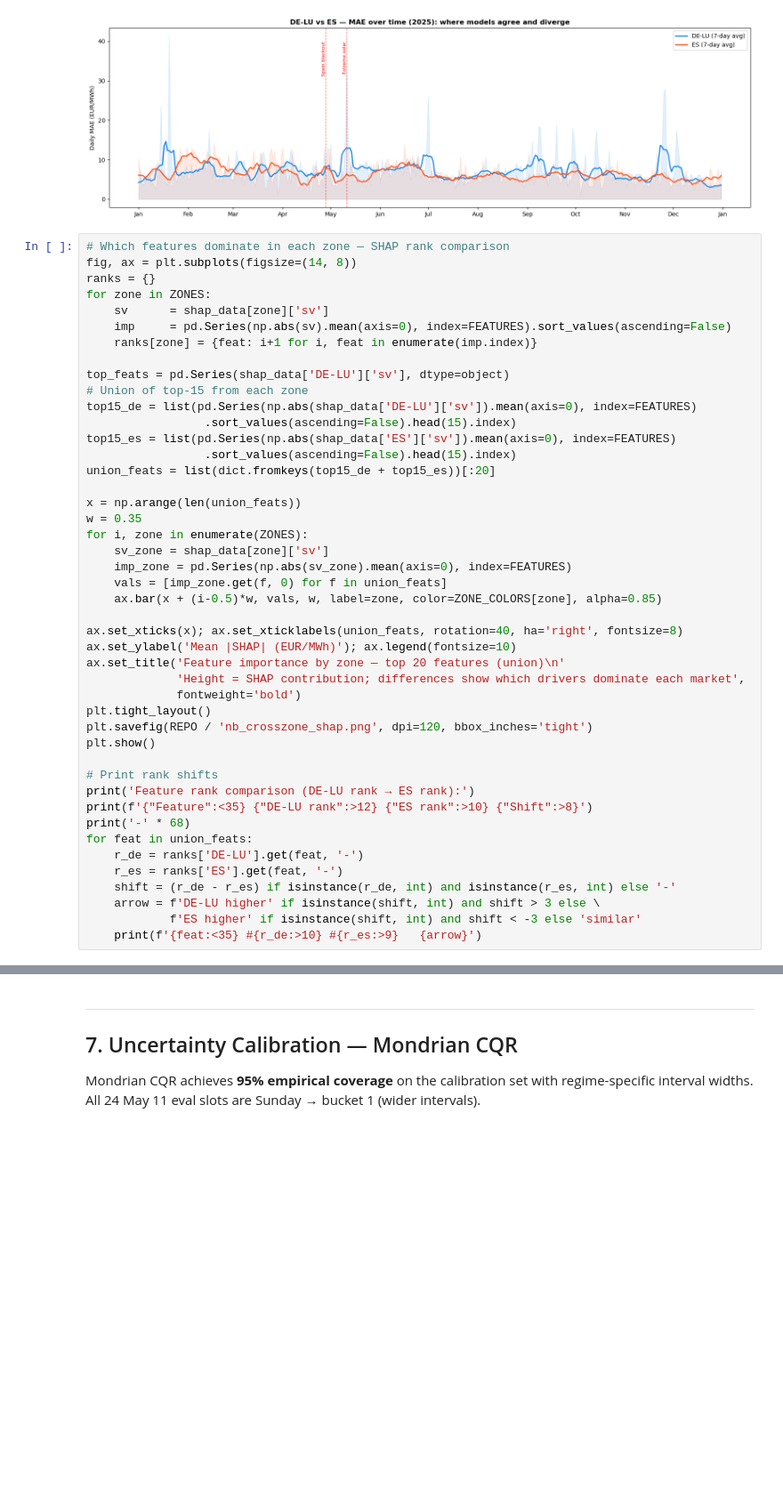
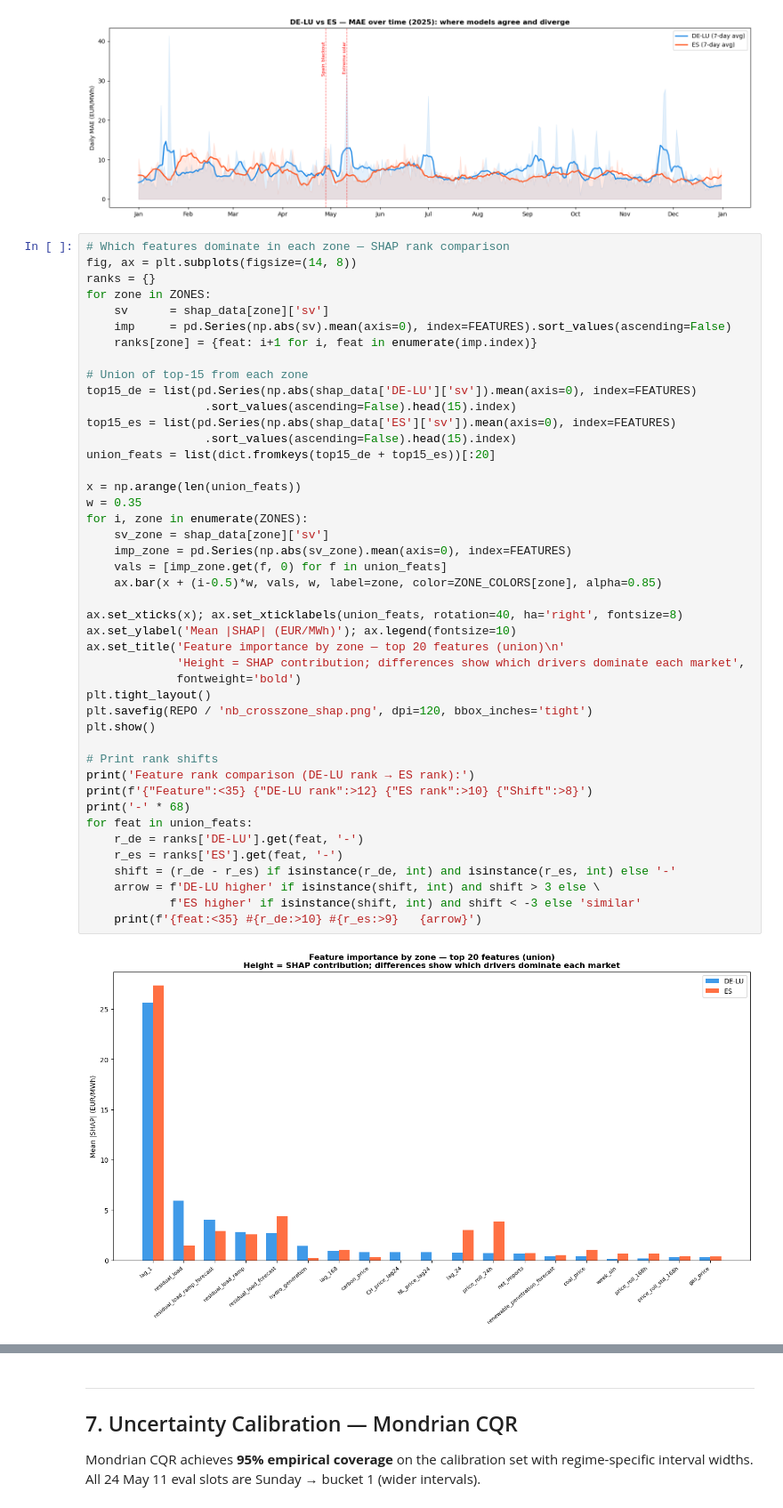
Before and after one commit to DakshPate1/frigg-s2s-dreirun, a Jupyter notebook: alpine-arbitrage_model.ipynb, the cells around one changed output, grey strips where cells are left out. Shown at 89% size. Drawn from its saved outputs; the diff is of its cells as text; blank space fills up the shorter version.

```diff
--- a/alpine-arbitrage_model.ipynb
+++ b/alpine-arbitrage_model.ipynb
@@ -739,7 +739,6 @@ for zone in ZONES:
     imp     = pd.Series(np.abs(sv).mean(axis=0), index=FEATURES).sort_values(ascending=False)
     ranks[zone] = {feat: i+1 for i, feat in enumerate(imp.index)}
 
-top_feats = pd.Series(shap_data['DE-LU']['sv'], dtype=object)
 # Union of top-15 from each zone
 top15_de = list(pd.Series(np.abs(shap_data['DE-LU']['sv']).mean(axis=0), index=FEATURES)
                  .sort_values(ascending=False).head(15).index)
@@ -749,30 +748,31 @@ union_feats = list(dict.fromkeys(top15_de + top15_es))[:20]
 
 x = np.arange(len(union_feats))
 w = 0.35
 for i, zone in enumerate(ZONES):
     sv_zone = shap_data[zone]['sv']
     imp_zone = pd.Series(np.abs(sv_zone).mean(axis=0), index=FEATURES)
     vals = [imp_zone.get(f, 0) for f in union_feats]
     ax.bar(x + (i-0.5)*w, vals, w, label=zone, color=ZONE_COLORS[zone], alpha=0.85)
 
 ax.set_xticks(x); ax.set_xticklabels(union_feats, rotation=40, ha='right', fontsize=8)
 ax.set_ylabel('Mean |SHAP| (EUR/MWh)'); ax.legend(fontsize=10)
 ax.set_title('Feature importance by zone — top 20 features (union)\n'
              'Height = SHAP contribution; differences show which drivers dominate each market',
              fontweight='bold')
 plt.tight_layout()
 plt.savefig(REPO / 'nb_crosszone_shap.png', dpi=120, bbox_inches='tight')
 plt.show()
 
 # Print rank shifts
 print('Feature rank comparison (DE-LU rank → ES rank):')
 print(f'{"Feature":<35} {"DE-LU rank":>12} {"ES rank":>10} {"Shift":>8}')
 print('-' * 68)
 for feat in union_feats:
     r_de = ranks['DE-LU'].get(feat, '-')
     r_es = ranks['ES'].get(feat, '-')
     shift = (r_de - r_es) if isinstance(r_de, int) and isinstance(r_es, int) else '-'
     arrow = f'DE-LU higher' if isinstance(shift, int) and shift > 3 else \
             f'ES higher' if isinstance(shift, int) and shift < -3 else 'similar'
     print(f'{feat:<35} #{r_de:>10} #{r_es:>9}   {arrow}')
 # %% [output]
+[figure, new version]
```
Also changed, not shown: parts of 10 cells of this notebook.
